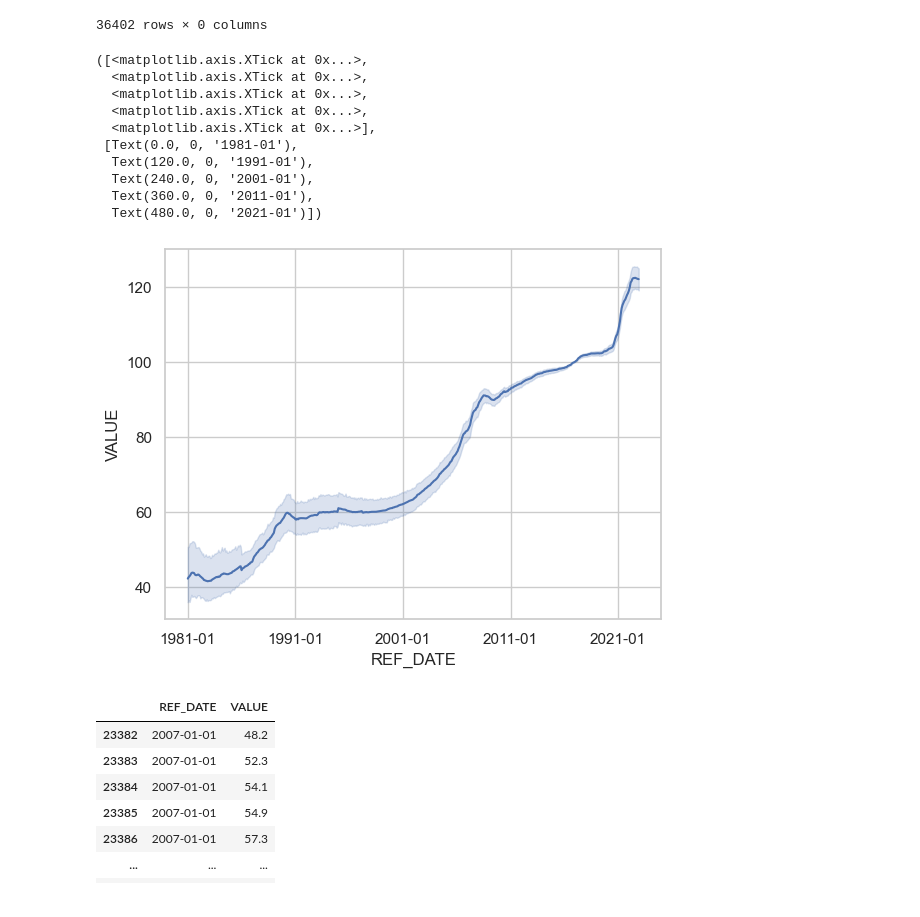
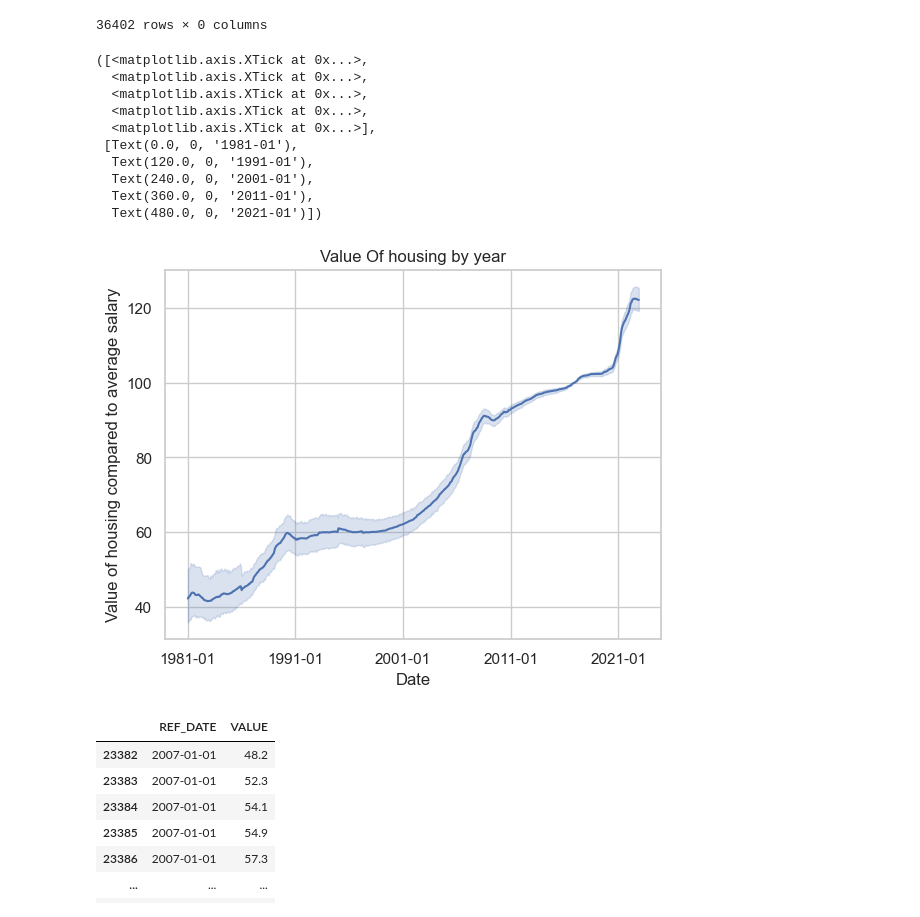
Before and after one commit to ubco-W2022T2-data301/project-group-group-2, a Jupyter notebook: analysis/analysis1.ipynb, the cells around one changed output. Drawn from its saved outputs; the diff is of its cells as text; code cells hidden in the pictures.

```diff
--- a/analysis/analysis1.ipynb
+++ b/analysis/analysis1.ipynb
@@ -117,20 +117,20 @@ df_index_year_month
 36402 rows × 0 columns
 # %%
 df_index_graph = sns.lineplot(data=df_index, x= df_index["REF_DATE"], y= df_index["VALUE"])
-df_index_graph_2019_2022.set(xlabel="Date", ylabel= "Value of housing compared to average salary", title= "Value Of housing by year")
+df_index_graph.set(xlabel="Date", ylabel= "Value of housing compared to average salary", title= "Value Of housing by year")
 plt.xticks(["1981-01","1991-01","2001-01","2011-01","2021-01"])
 # %% [output]
 ([<matplotlib.axis.XTick at 0x...>,
   <matplotlib.axis.XTick at 0x...>,
   <matplotlib.axis.XTick at 0x...>,
   <matplotlib.axis.XTick at 0x...>,
   <matplotlib.axis.XTick at 0x...>],
  [Text(0.0, 0, '1981-01'),
   Text(120.0, 0, '1991-01'),
   Text(240.0, 0, '2001-01'),
   Text(360.0, 0, '2011-01'),
   Text(480.0, 0, '2021-01')])
-[figure, old version]
+[figure, new version]
 # %%
 df_index_2007_2010 = df_index_year_month.reset_index()
 df_index_2007_2010['REF_DATE'] = pd.to_datetime(df_index_2007_2010['REF_DATE'])
```
Also changed, not shown: parts of 3 cells of this notebook, 9 other files.
